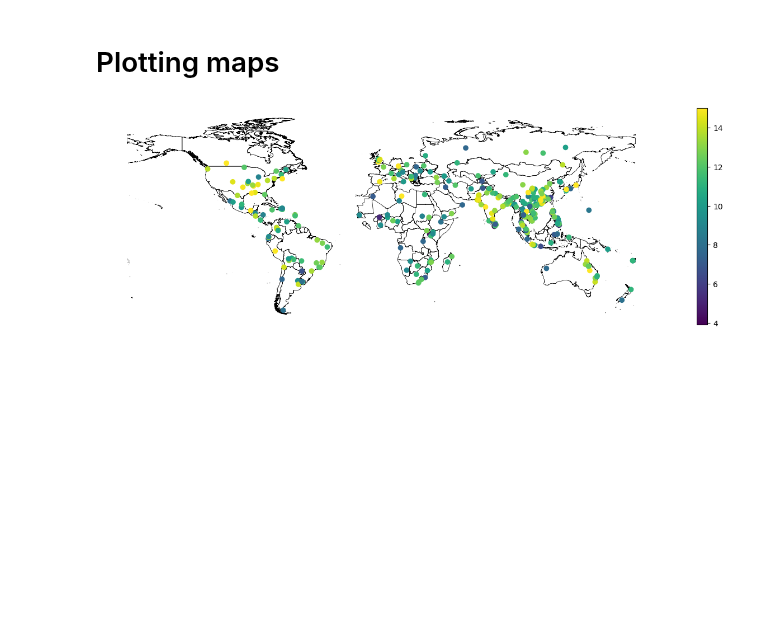
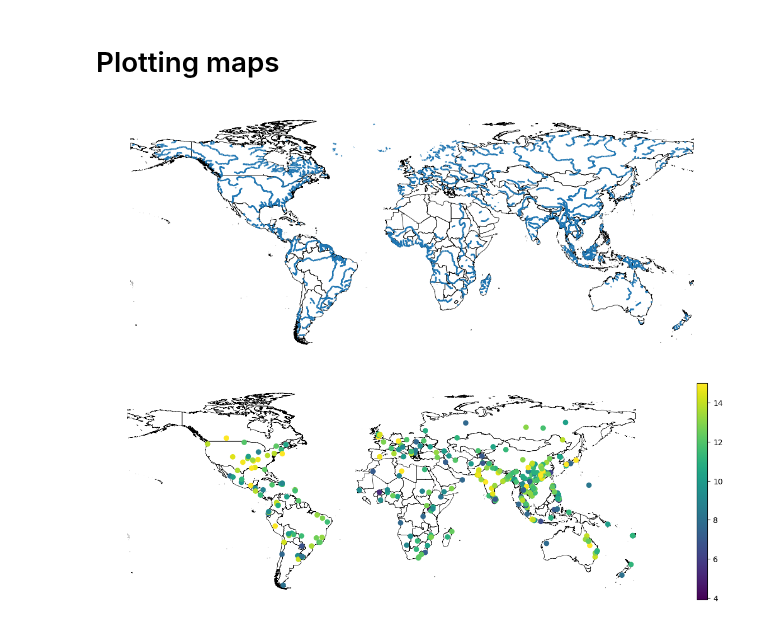
Before and after one commit to jessegrabowski/laos-climate-change, a Jupyter notebook: notebooks/Draft geospatial hydro_damage.ipynb, the cells around one changed output. Drawn from its saved outputs; the diff is of its cells as text; code cells hidden in the pictures; blank space fills up the shorter version.

```diff
--- a/notebooks/Draft geospatial hydro_damage.ipynb
+++ b/notebooks/Draft geospatial hydro_damage.ipynb
@@ -140,6 +140,14 @@ damage_df = (pd.merge(damage_df, wb, left_on=['ISO', 'year'], right_on=['country
              .dropna(subset=['population_density', 'gdp_per_cap', 'Population']))
 # %% [markdown]
 # Plotting maps
+# %%
+fig, ax = plt.subplots()
+world.plot(ax=ax, facecolor='None', linewidth=0.5)
+big_rivers.plot(ax=ax)
+ax.axis('off')
+plt.show()
+# %% [output]
+[figure, added]
 # %%
 fig, ax = plt.subplots()
 world.plot(ax=ax, facecolor='None', linewidth=0.5)
```
Also changed, not shown: parts of 2 cells of this notebook.
